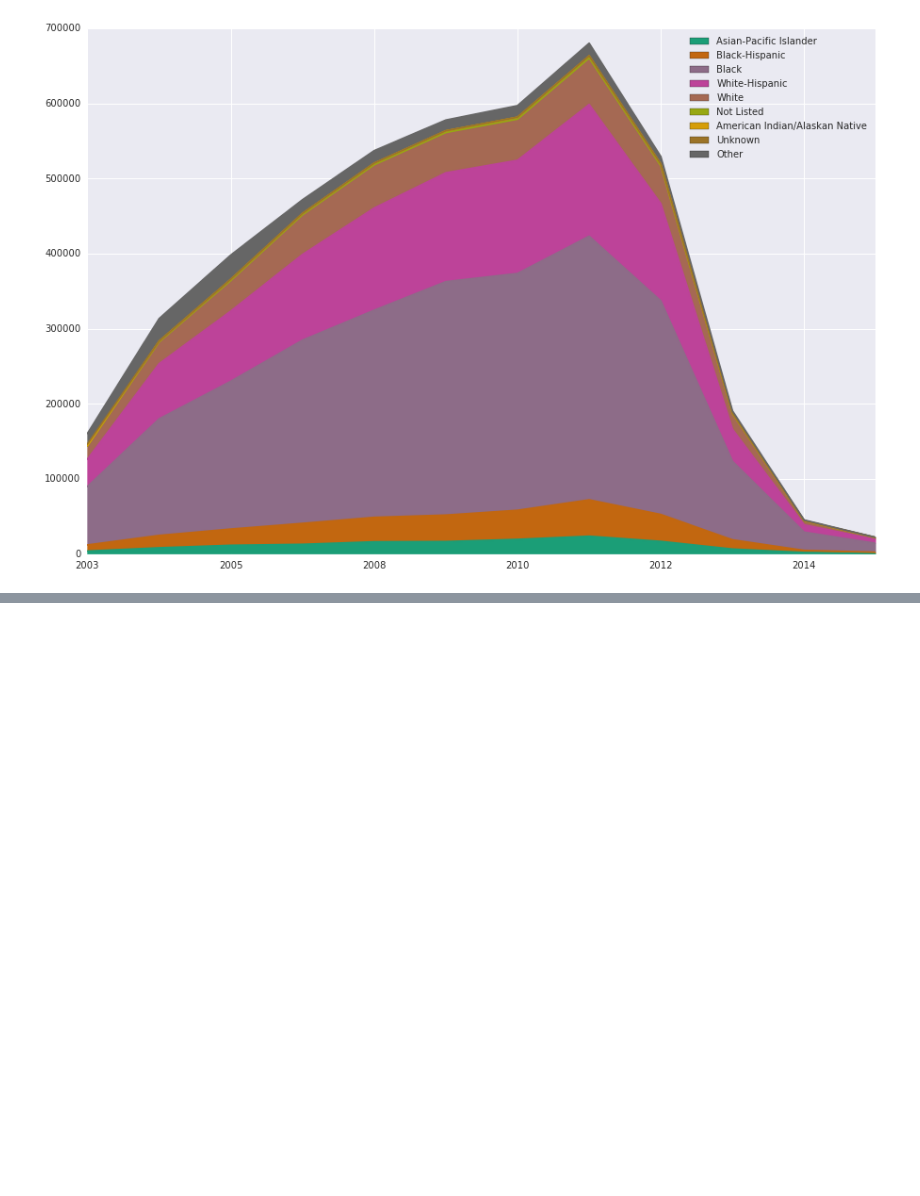
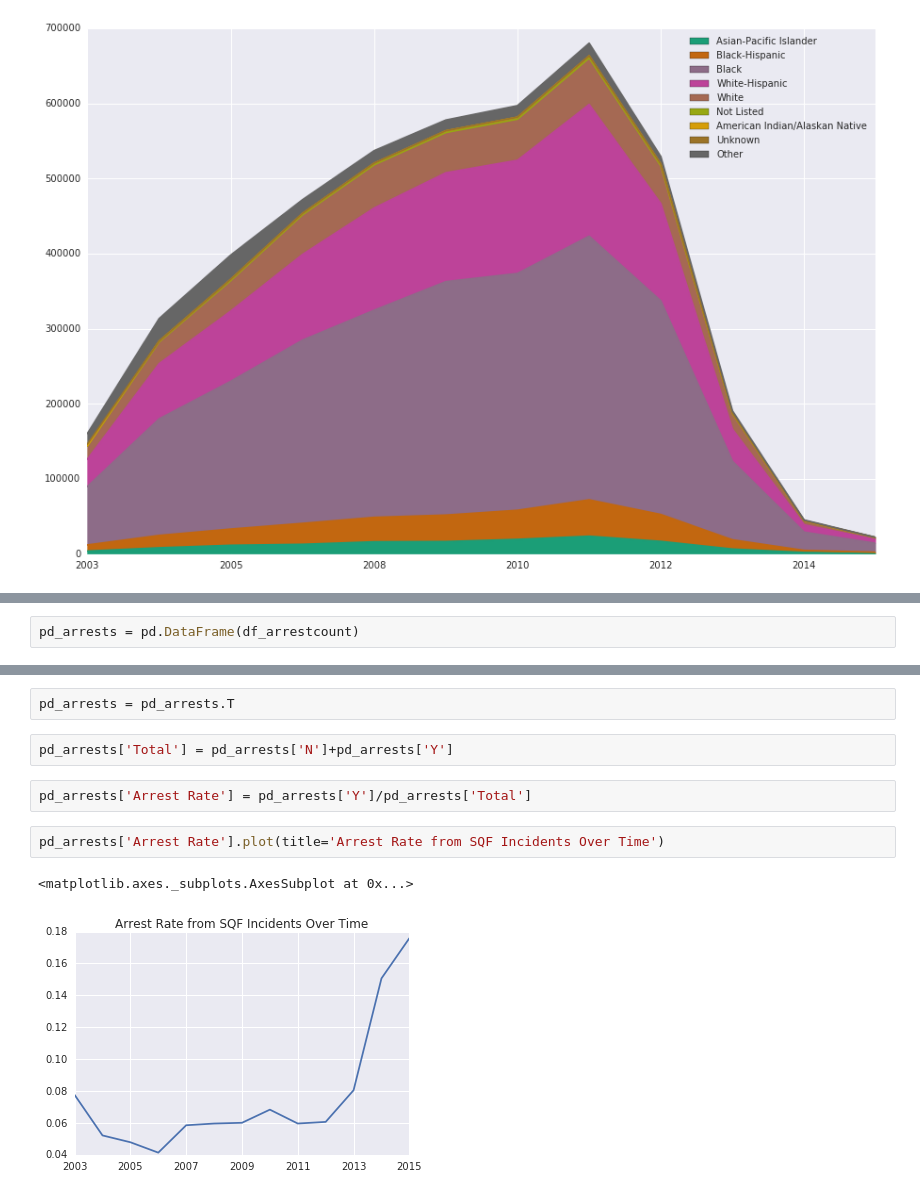
Before and after one commit to michellemho/ads_proj, a Jupyter notebook: nypd_sqf_data.ipynb, the cells around one changed output, grey strips where cells are left out. Saved outputs shown, nothing was run; the diff lists cells and outputs as text; blank space fills up the shorter version.

Commit message:
adding arrest rates

```diff
--- a/nypd_sqf_data.ipynb
+++ b/nypd_sqf_data.ipynb
@@ -156,0 +177,2 @@ df_sqf_race.plot.area(figsize=(15,10), colormap='Dark2')
+# %%
+pd_arrests = pd.DataFrame(df_arrestcount)
@@ -156,0 +185,11 @@ df_sqf_race.plot.area(figsize=(15,10), colormap='Dark2')
+# %%
+pd_arrests = pd_arrests.T
+# %%
+pd_arrests['Total'] = pd_arrests['N']+pd_arrests['Y']
+# %%
+pd_arrests['Arrest Rate'] = pd_arrests['Y']/pd_arrests['Total']
+# %%
+pd_arrests['Arrest Rate'].plot(title='Arrest Rate from SQF Incidents Over Time')
+# %% [output]
+<matplotlib.axes._subplots.AxesSubplot at 0x...>
+[figure, added]
```
Also changed, not shown: parts of 4 cells of this notebook.
